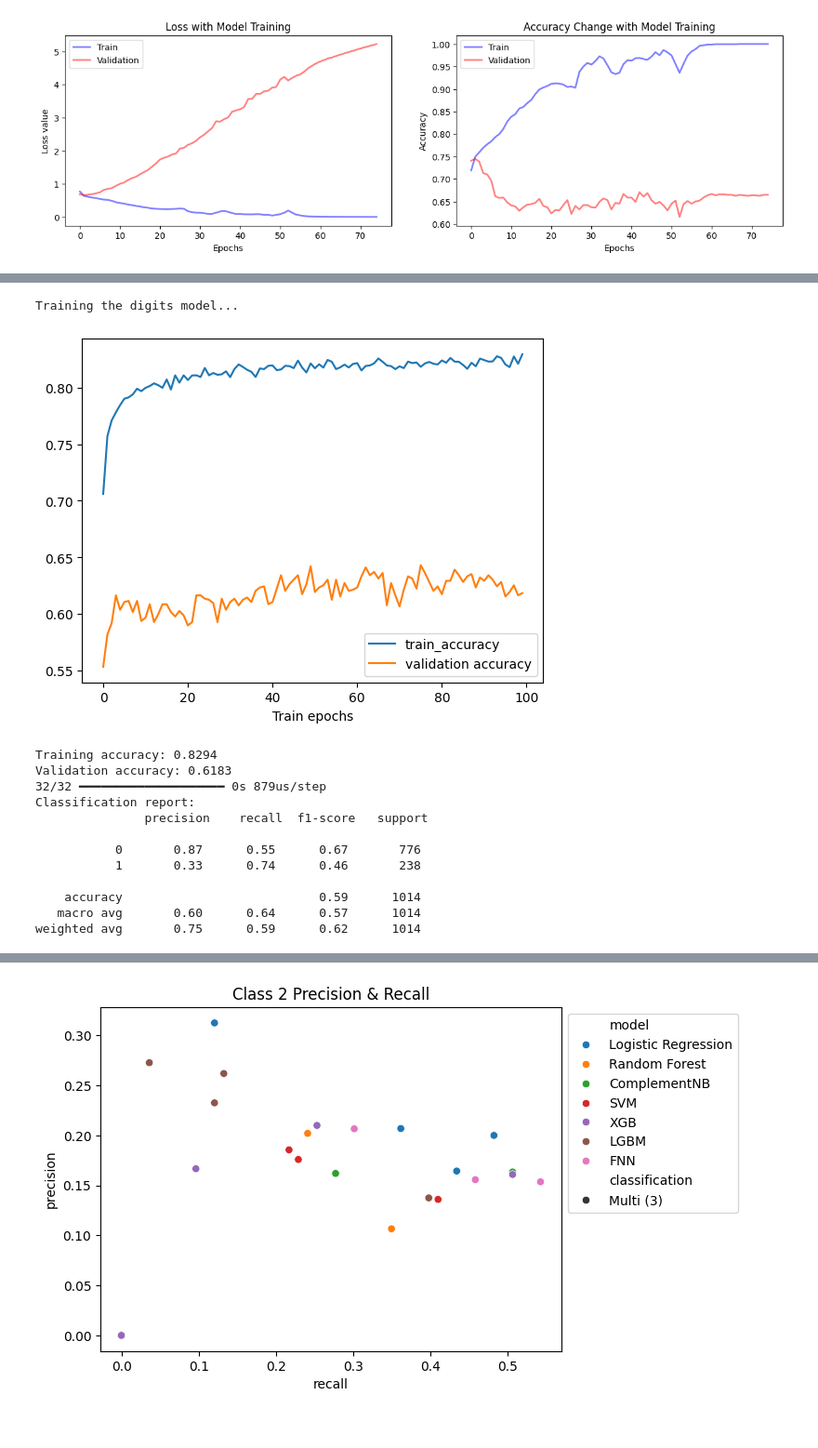
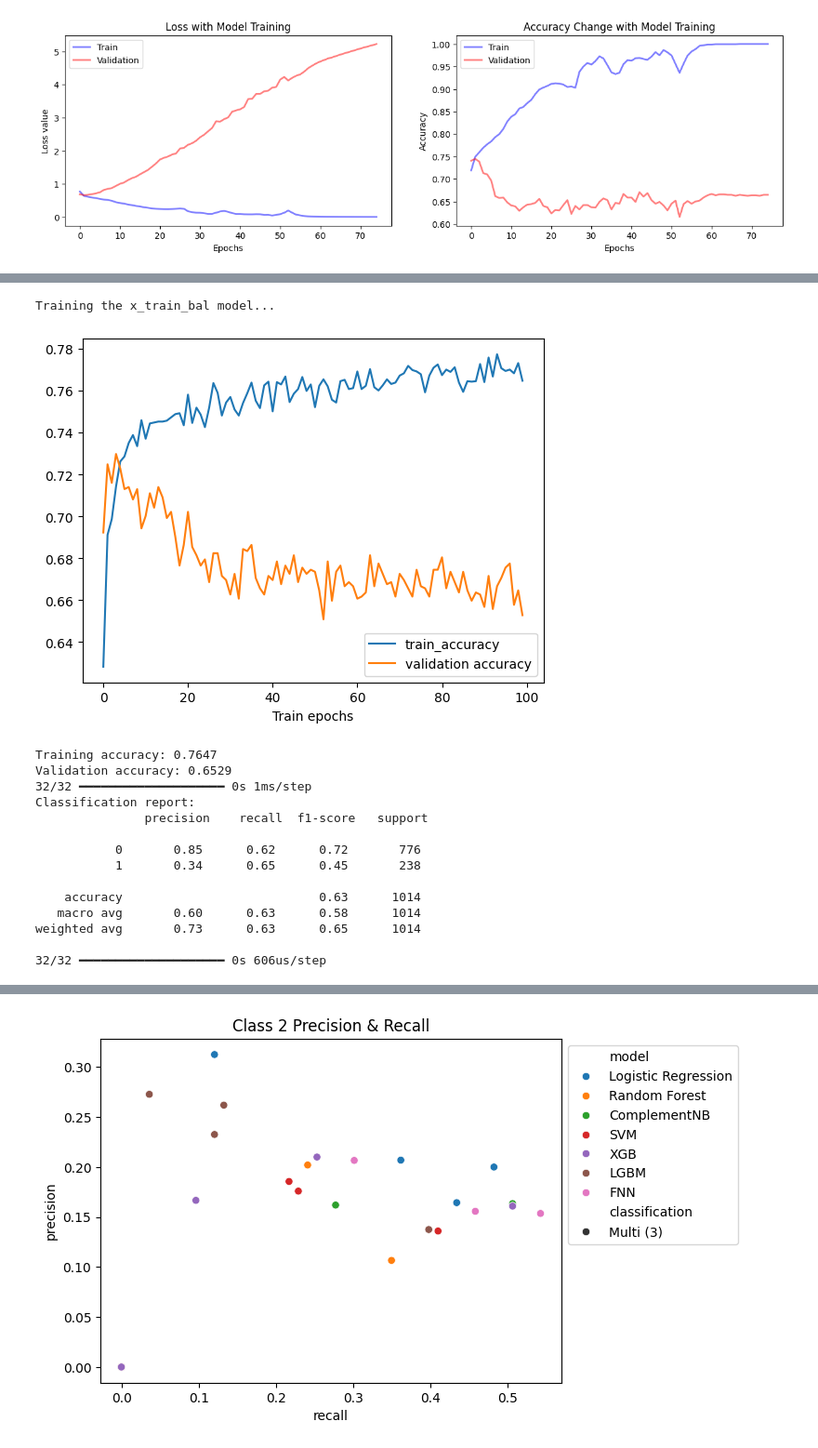
Before and after one commit to natdosan/data207-final-prject, a Jupyter notebook: src/Jeff_Model_testing.ipynb, the cells around one changed output, grey strips where cells are left out. Shown at 93% size. Drawn from its saved outputs; the diff is of its cells as text; code cells hidden in the pictures.

```diff
--- a/src/Jeff_Model_testing.ipynb
+++ b/src/Jeff_Model_testing.ipynb
@@ -1681,6 +1985,12 @@ df_report['model'] = "LGBM"
 df_report['classification'] = "Binary"
 df_report['data_type'] = "x_train"
 df_report_final = pd.concat([df_report_final, df_report])
+
+test_preds = lgbm_model.predict_proba(x_test)
+fpr, tpr, _ = metrics.roc_curve(y_test['depression_sign_binary'], test_preds[:,1])
+roc_auc = metrics.auc(fpr, tpr)
+roc_df_temp = pd.DataFrame([{'model': 'LGBM', 'data_type': 'x_train', 'fpr':fpr, 'tpr':tpr, 'roc_auc':roc_auc}])
+roc_df = pd.concat([roc_df, roc_df_temp])
 # %% [output]
 [LightGBM] [Warning] Found whitespace in feature_names, replace with underlines
 [LightGBM] [Info] Number of positive: 783, number of negative: 2257
@@ -1720,6 +2030,12 @@ df_report['model'] = "LGBM"
 df_report['classification'] = "Binary"
 df_report['data_type'] = "x_train_under"
 df_report_final = pd.concat([df_report_final, df_report])
+
+test_preds = lgbm_model.predict_proba(x_test)
+fpr, tpr, _ = metrics.roc_curve(y_test['depression_sign_binary'], test_preds[:,1])
+roc_auc = metrics.auc(fpr, tpr)
+roc_df_temp = pd.DataFrame([{'model': 'LGBM', 'data_type': 'x_train_under', 'fpr':fpr, 'tpr':tpr, 'roc_auc':roc_auc}])
+roc_df = pd.concat([roc_df, roc_df_temp])
 # %% [output]
 [LightGBM] [Warning] Found whitespace in feature_names, replace with underlines
 [LightGBM] [Info] Number of positive: 783, number of negative: 783
@@ -2247,6 +2607,12 @@ df_report['model'] = "FNN"
 df_report['classification'] = "Binary"
 df_report['data_type'] = "x_train"
 df_report_final = pd.concat([df_report_final, df_report])
+
+test_preds = model.predict(x_test)
+fpr, tpr, _ = metrics.roc_curve(y_test['depression_sign_binary'], test_preds)
+roc_auc = metrics.auc(fpr, tpr)
+roc_df_temp = pd.DataFrame([{'model': 'FNN', 'data_type': 'x_train', 'fpr':fpr, 'tpr':tpr, 'roc_auc':roc_auc}])
+roc_df = pd.concat([roc_df, roc_df_temp])
 # %% [output]
 Training the x_train binary model...
 [figure]
@@ -2324,6 +2692,12 @@ df_report['model'] = "FNN"
 df_report['classification'] = "Binary"
 df_report['data_type'] = "x_train_under"
 df_report_final = pd.concat([df_report_final, df_report])
+
+test_preds = model.predict(x_test)
+fpr, tpr, _ = metrics.roc_curve(y_test['depression_sign_binary'], test_preds)
+roc_auc = metrics.auc(fpr, tpr)
+roc_df_temp = pd.DataFrame([{'model': 'FNN', 'data_type': 'x_train_under', 'fpr':fpr, 'tpr':tpr, 'roc_auc':roc_auc}])
+roc_df = pd.concat([roc_df, roc_df_temp])
 # %% [output]
 Training the x_train_under binary model...
 [figure]
@@ -2342,6 +2718,6 @@ weighted avg       0.74      0.66      0.68      1014
 # %%
 #Train FNN model on x_train_bal (upscaled) data for binary classification
-def train_and_evaluate_binary(data='digits',
+def train_and_evaluate_binary(data='x_train_bal',
                        hidden_layer_sizes=[10],
                        activation='relu',
                        optimizer='Adam',
@@ -2358,9 +2734,9 @@ def train_and_evaluate_binary(data='digits',
                       learning_rate=learning_rate)
 
 
-    X_train = x_train_bal
+    X_train = x_train_bal_bin
     X_val = x_val
-    Y_train = y_train_bal['depression_sign_binary']
+    Y_train = y_train_bal_bin
     Y_val = y_val['depression_sign_binary']
 
   # Train the model.
@@ -2374,48 +2750,56 @@ def train_and_evaluate_binary(data='digits',
         verbose=0
         )
 
     # Retrieve the training metrics (after each train epoch) and the final validation
     # accuracy.
     train_accuracy = history.history['binary_accuracy']
     val_accuracy = history.history['val_binary_accuracy']
     plt.plot(train_accuracy, label='train_accuracy')
     plt.plot(val_accuracy, label='validation accuracy')
     plt.xlabel('Train epochs')
     plt.legend()
     plt.show()
 
     print('Training accuracy: %1.4f' %train_accuracy[-1])
     print('Validation accuracy: %1.4f' %val_accuracy[-1])
 
     return model
 
 
 # run the function
 model = train_and_evaluate_binary()
 y_pred = np.round(model.predict(x_test))
 print(f'Classification report: \n {classification_report(y_test['depression_sign_binary'], y_pred)}')
 
 class_report = classification_report(y_test['depression_sign_binary'], y_pred, output_dict=True)
 df_report = pd.DataFrame(class_report).transpose()
 df_report['model'] = "FNN"
 df_report['classification'] = "Binary"
-df_report['data_type'] = "x_train_bal"
+df_report['data_type'] = "x_train_bal_bin"
 df_report_final = pd.concat([df_report_final, df_report])
+
+test_preds = model.predict(x_test)
+fpr, tpr, _ = metrics.roc_curve(y_test['depression_sign_binary'], test_preds)
+roc_auc = metrics.auc(fpr, tpr)
+roc_df_temp = pd.DataFrame([{'model': 'FNN', 'data_type': 'x_train_bal_bin', 'fpr':fpr, 'tpr':tpr, 'roc_auc':roc_auc}])
+roc_df = pd.concat([roc_df, roc_df_temp])
 # %% [output]
-Training the digits model...
+Training the x_train_bal model...
-[figure, old version]
+[figure, new version]
-Training accuracy: 0.8294
-Validation accuracy: 0.6183
-32/32 ━━━━━━━━━━━━━━━━━━━━ 0s 879us/step
+Training accuracy: 0.7647
+Validation accuracy: 0.6529
+32/32 ━━━━━━━━━━━━━━━━━━━━ 0s 1ms/step
 Classification report:
                precision    recall  f1-score   support
 
-           0       0.87      0.55      0.67       776
-           1       0.33      0.74      0.46       238
+           0       0.85      0.62      0.72       776
+           1       0.34      0.65      0.45       238
 
-    accuracy                           0.59      1014
-   macro avg       0.60      0.64      0.57      1014
-weighted avg       0.75      0.59      0.62      1014
+    accuracy                           0.63      1014
+   macro avg       0.60      0.63      0.58      1014
+weighted avg       0.73      0.63      0.65      1014
+
+32/32 ━━━━━━━━━━━━━━━━━━━━ 0s 606us/step
 # %%
 df_report_final.to_csv('classification_report_final.csv', index=True)
 # %%
```
Also changed, not shown: parts of 50 cells of this notebook.
